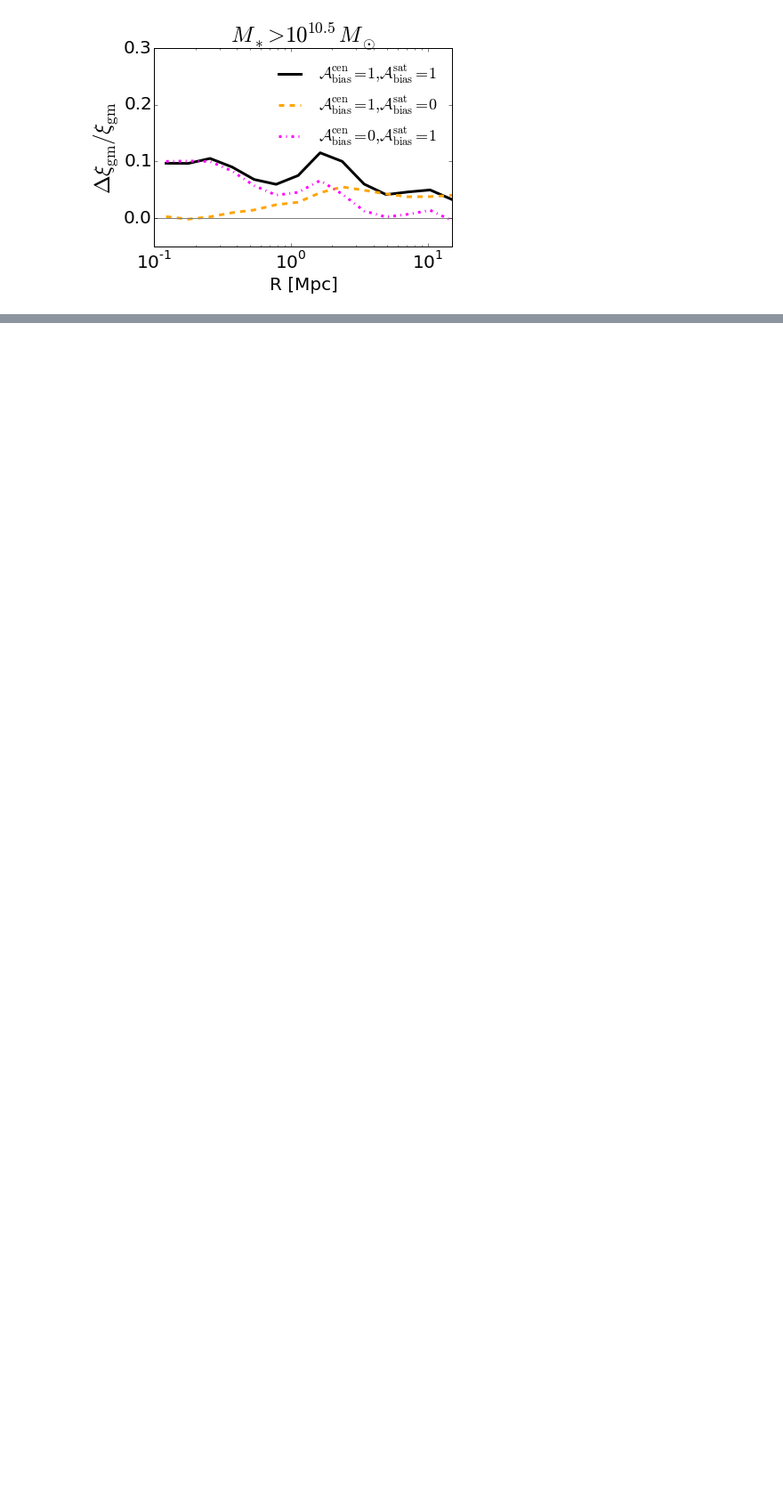
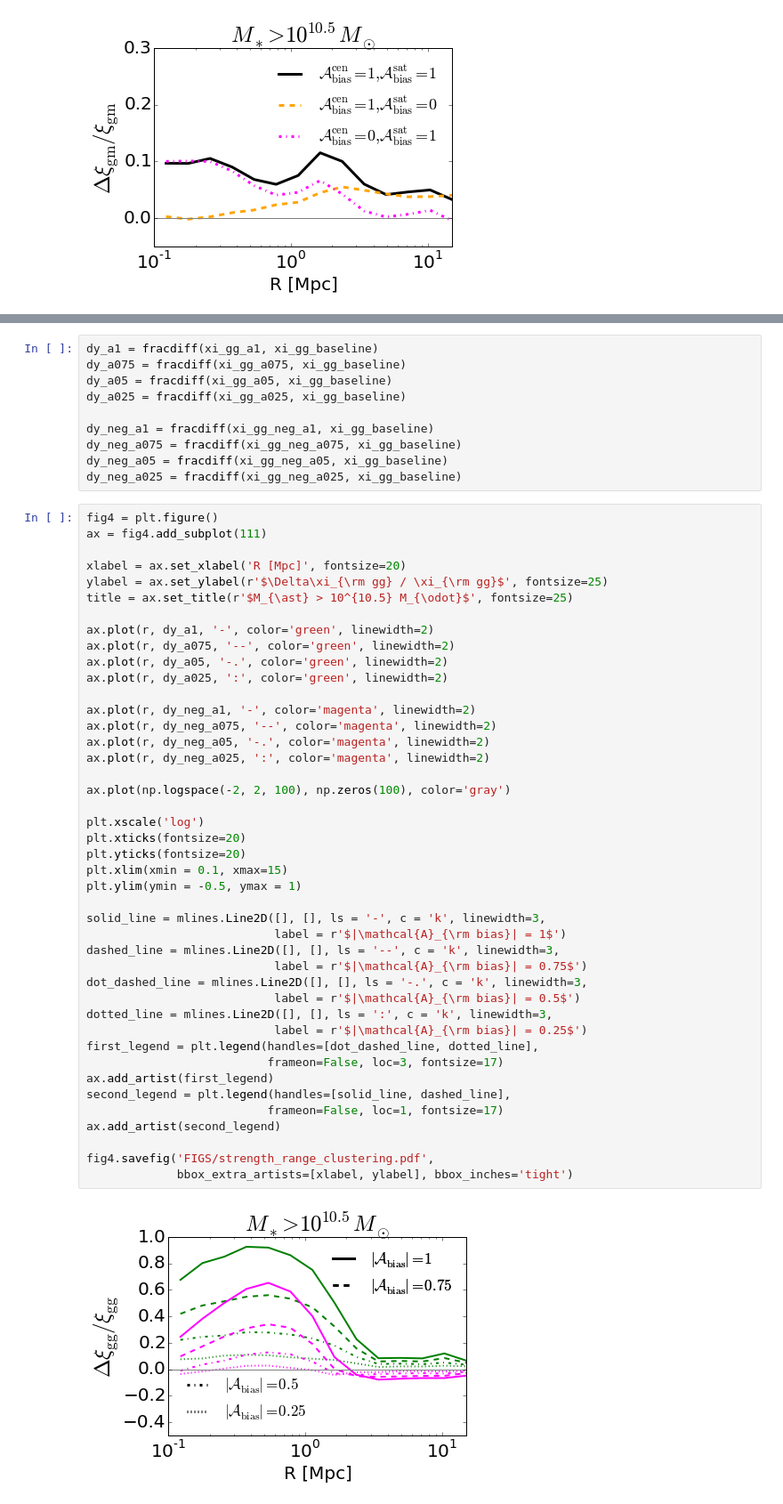
Before and after one commit to aphearin/decorated-hod-paper, a Jupyter notebook: generate_abthy_results.ipynb, the cells around one changed output, grey strips where cells are left out. Shown: that part at 89% size. Saved outputs shown, nothing was run; the diff lists cells and outputs as text; blank space fills up the shorter version.

Commit message:
Finished documenting figure 5

```diff
--- a/generate_abthy_results.ipynb
+++ b/generate_abthy_results.ipynb
@@ -340,0 +387,55 @@ fig3.savefig('FIGS/max_satcen_lensing.pdf', bbox_extra_artists=[xlabel, ylabel],
+# %%
+dy_a1 = fracdiff(xi_gg_a1, xi_gg_baseline)
+dy_a075 = fracdiff(xi_gg_a075, xi_gg_baseline)
+dy_a05 = fracdiff(xi_gg_a05, xi_gg_baseline)
+dy_a025 = fracdiff(xi_gg_a025, xi_gg_baseline)
+
+dy_neg_a1 = fracdiff(xi_gg_neg_a1, xi_gg_baseline)
+dy_neg_a075 = fracdiff(xi_gg_neg_a075, xi_gg_baseline)
+dy_neg_a05 = fracdiff(xi_gg_neg_a05, xi_gg_baseline)
+dy_neg_a025 = fracdiff(xi_gg_neg_a025, xi_gg_baseline)
+# %%
+fig4 = plt.figure()
+ax = fig4.add_subplot(111)
+
+xlabel = ax.set_xlabel('R [Mpc]', fontsize=20)
+ylabel = ax.set_ylabel(r'$\Delta\xi_{\rm gg} / \xi_{\rm gg}$', fontsize=25)
+title = ax.set_title(r'$M_{\ast} > 10^{10.5} M_{\odot}$', fontsize=25)
+
+ax.plot(r, dy_a1, '-', color='green', linewidth=2)
+ax.plot(r, dy_a075, '--', color='green', linewidth=2)
+ax.plot(r, dy_a05, '-.', color='green', linewidth=2)
+ax.plot(r, dy_a025, ':', color='green', linewidth=2)
+
+ax.plot(r, dy_neg_a1, '-', color='magenta', linewidth=2)
+ax.plot(r, dy_neg_a075, '--', color='magenta', linewidth=2)
+ax.plot(r, dy_neg_a05, '-.', color='magenta', linewidth=2)
+ax.plot(r, dy_neg_a025, ':', color='magenta', linewidth=2)
+
+ax.plot(np.logspace(-2, 2, 100), np.zeros(100), color='gray')
+
+plt.xscale('log')
+plt.xticks(fontsize=20)
+plt.yticks(fontsize=20)
+plt.xlim(xmin = 0.1, xmax=15)
+plt.ylim(ymin = -0.5, ymax = 1)
+
+solid_line = mlines.Line2D([], [], ls = '-', c = 'k', linewidth=3,
+                           label = r'$|\mathcal{A}_{\rm bias}| = 1$')
+dashed_line = mlines.Line2D([], [], ls = '--', c = 'k', linewidth=3,
+                           label = r'$|\mathcal{A}_{\rm bias}| = 0.75$')
+dot_dashed_line = mlines.Line2D([], [], ls = '-.', c = 'k', linewidth=3,
+                           label = r'$|\mathcal{A}_{\rm bias}| = 0.5$')
+dotted_line = mlines.Line2D([], [], ls = ':', c = 'k', linewidth=3,
+                           label = r'$|\mathcal{A}_{\rm bias}| = 0.25$')
+first_legend = plt.legend(handles=[dot_dashed_line, dotted_line],
+                          frameon=False, loc=3, fontsize=17)
+ax.add_artist(first_legend)
+second_legend = plt.legend(handles=[solid_line, dashed_line],
+                          frameon=False, loc=1, fontsize=17)
+ax.add_artist(second_legend)
+
+fig4.savefig('FIGS/strength_range_clustering.pdf',
+             bbox_extra_artists=[xlabel, ylabel], bbox_inches='tight')
+# %% [output]
+[figure, added]
```
Also changed, not shown: parts of 15 cells of this notebook, 4 other files.
